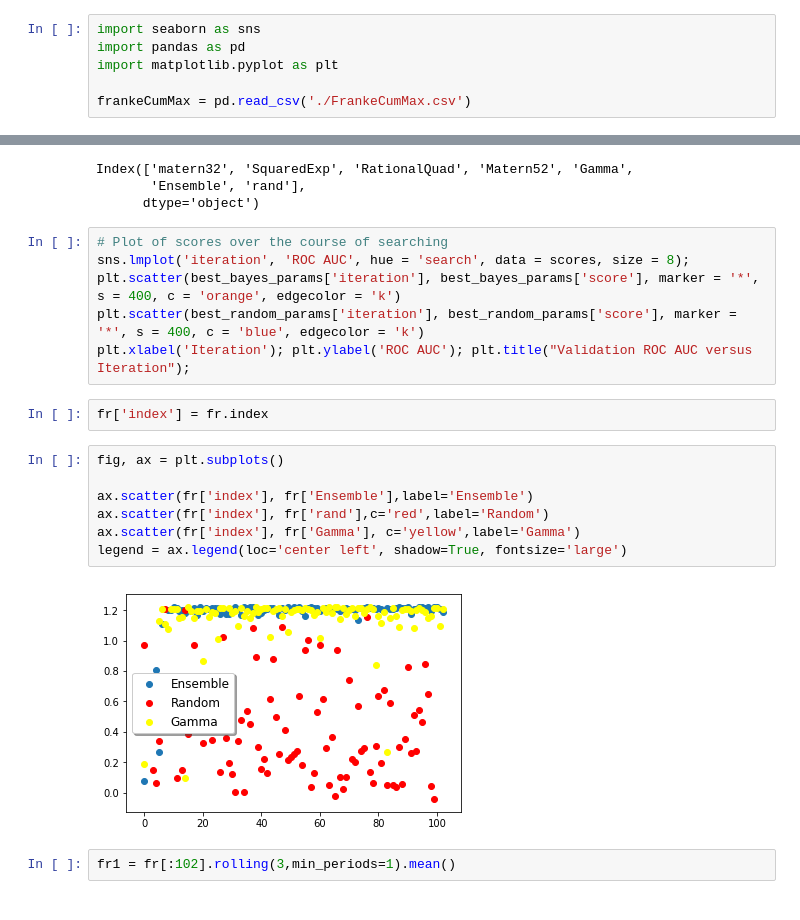
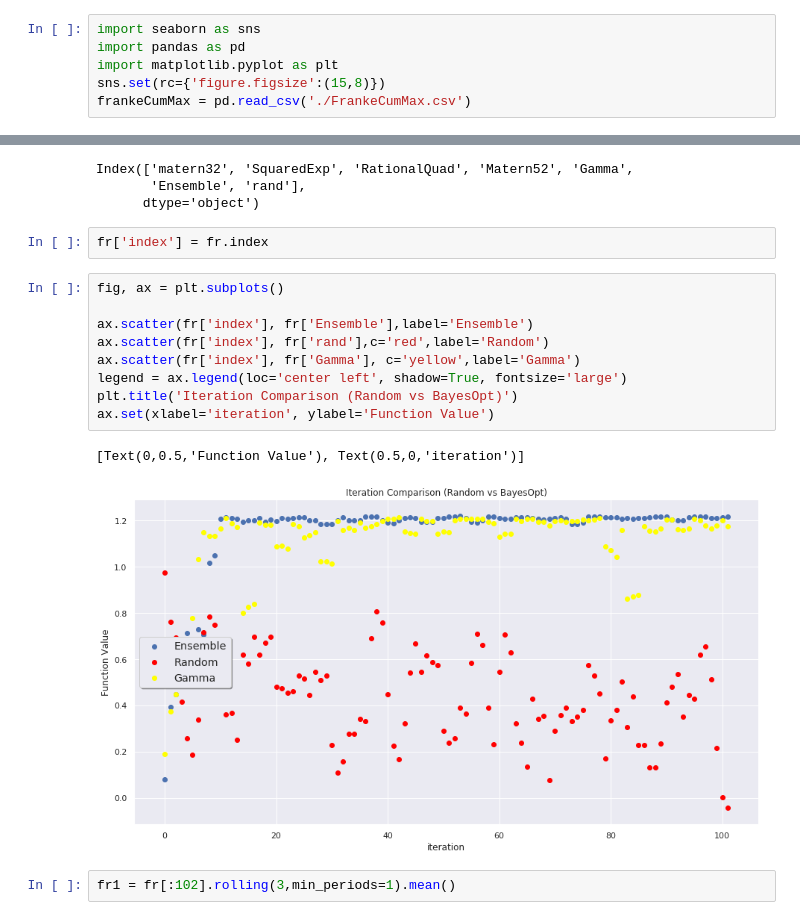
Before and after one commit to dataronio/ThinkfulCapstone, a Jupyter notebook: GPGO_test.ipynb, the cells around one changed output, grey strips where cells are left out. Drawn from its saved outputs; the diff is of its cells as text.

```diff
--- a/GPGO_test.ipynb
+++ b/GPGO_test.ipynb
@@ -205,7 +205,7 @@ init     [ 0.4332104   0.35447225].       0.5606893940499557     0.7047161442319
 import seaborn as sns
 import pandas as pd
 import matplotlib.pyplot as plt
-
+sns.set(rc={'figure.figsize':(15,8)})
 frankeCumMax = pd.read_csv('./FrankeCumMax.csv')
 # %%
 ax = sns.lineplot(data=frankeCumMax[:25])
@@ -293,23 +297,20 @@ fr.columns
 Index(['matern32', 'SquaredExp', 'RationalQuad', 'Matern52', 'Gamma',
        'Ensemble', 'rand'],
       dtype='object')
-# %%
-# Plot of scores over the course of searching
-sns.lmplot('iteration', 'ROC AUC', hue = 'search', data = scores, size = 8);
-plt.scatter(best_bayes_params['iteration'], best_bayes_params['score'], marker = '*', s = 400, c = 'orange', edgecolor = 'k')
-plt.scatter(best_random_params['iteration'], best_random_params['score'], marker = '*', s = 400, c = 'blue', edgecolor = 'k')
-plt.xlabel('Iteration'); plt.ylabel('ROC AUC'); plt.title("Validation ROC AUC versus Iteration");
 # %%
 fr['index'] = fr.index
 # %%
 fig, ax = plt.subplots()
 
 ax.scatter(fr['index'], fr['Ensemble'],label='Ensemble')
 ax.scatter(fr['index'], fr['rand'],c='red',label='Random')
 ax.scatter(fr['index'], fr['Gamma'], c='yellow',label='Gamma')
 legend = ax.legend(loc='center left', shadow=True, fontsize='large')
+plt.title('Iteration Comparison (Random vs BayesOpt)')
+ax.set(xlabel='iteration', ylabel='Function Value')
 # %% [output]
+[Text(0,0.5,'Function Value'), Text(0.5,0,'iteration')]
-[figure, old version]
+[figure, new version]
 # %%
 fr1 = fr[:102].rolling(3,min_periods=1).mean()
 # %%
```
Also changed, not shown: parts of 13 cells of this notebook, 10 other files.
